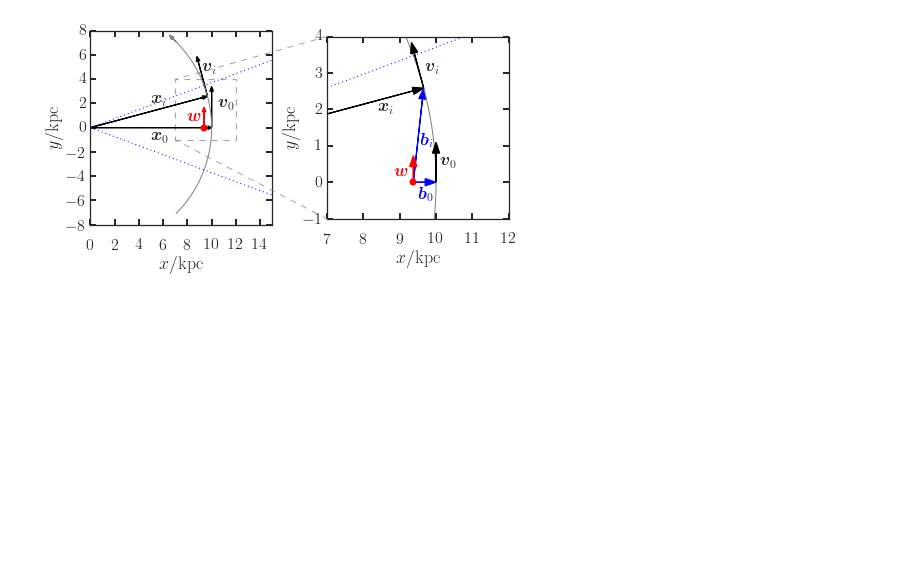
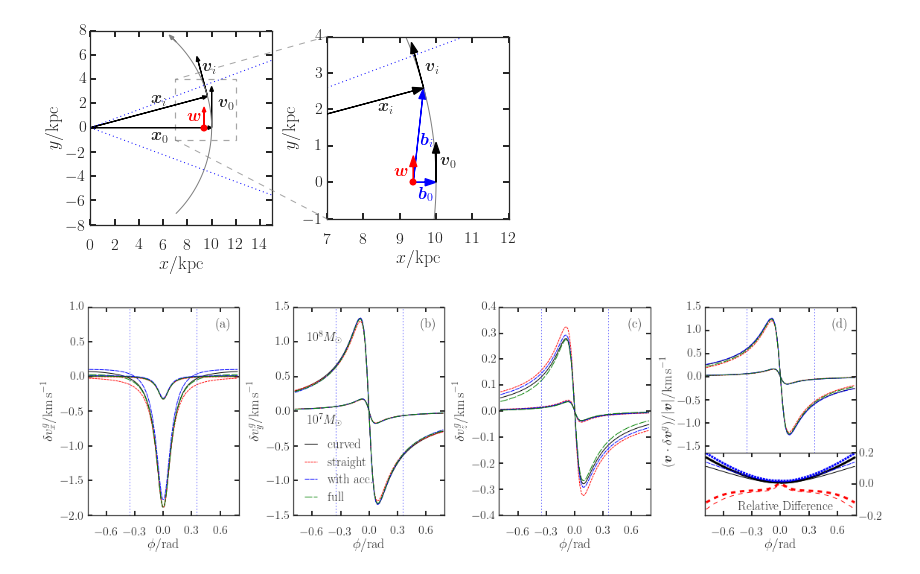
Before and after one commit to jobovy/streamgap-aa, a Jupyter notebook: py/StreamGapExample.ipynb, the cells around one changed output. Cells and saved outputs as stored; diff of their text form; code cells hidden in the pictures; blank space fills up the shorter version.

```diff
--- a/py/StreamGapExample.ipynb
+++ b/py/StreamGapExample.ipynb
@@ -649,3 +651,103 @@ f.lines = line,line2
 plt.savefig('../paper/plots/fig1_geometry.pdf',bbox_inches='tight')
 # %% [output]
 [figure]
+# %%
+matplotlib.rc('text', usetex=True)
+matplotlib.rcParams['text.latex.preamble']=[r"\usepackage{amsmath}"]
+from matplotlib.ticker import MaxNLocator
+f,a=plt.subplots(1,4,figsize=(18.5,5.))
+plt.subplots_adjust(wspace=0.36)
+labels = [r'$\delta v^g_x/\mathrm{km\,s}^{-1}$',r'$\delta v^g_y/\mathrm{km\,s}^{-1}$',r'$\delta v^g_z/\mathrm{km\,s}^{-1}$',r'$(\boldsymbol{v}\cdot\delta\boldsymbol{v}^g)/|\boldsymbol{v}|/\mathrm{km\,s}^{-1}$']
+absV = np.sqrt(np.sum(V*V,axis=1))
+for i in range(4):
+    if i<3:
+        a[i].plot(theta,deltav_curved[:,i],'k',label='curved')
+        l,=a[i].plot(theta,deltav_curved_r[:,i],'r--',label='straight')
+        l.set_dashes([3.,1.])
+        l,=a[i].plot(theta,deltav_curved_acc[:,i],'b--',label='with acc.')
+        l.set_dashes([6.,1.])
+        l,=a[i].plot(theta,deltav_curved_full[:,i],'g--',label='full')
+        l.set_dashes([10.,2.])
+        a[i].plot(theta,deltav_curved2[:,i],'k',lw=1)
+        l,=a[i].plot(theta,deltav_curved_r2[:,i],'r--',lw=1)
+        l.set_dashes([3.,1.])
+        l,=a[i].plot(theta,deltav_curved_acc2[:,i],'b--',lw=1)
+        l.set_dashes([6.,1.])
+        l,=a[i].plot(theta,deltav_curved_full2[:,i],'g--',lw=1)
+        l.set_dashes([10.,2.])
+    else:
+        a[i].plot(theta,np.sum(V*deltav_curved,axis=1)/absV,'k',label='curved')
+        l,=a[i].plot(theta,np.sum(V*deltav_curved_r,axis=1)/absV,'r--',label='straight')
+        l.set_dashes([3.,1.])
+        l,=a[i].plot(theta,np.sum(V*deltav_curved_acc,axis=1)/absV,'b--',label='with acc.')
+        l.set_dashes([6.,1.])
+        l,=a[i].plot(theta,np.sum(V*deltav_curved_full,axis=1)/absV,'g--',label='full')
+        l.set_dashes([10.,2.])
+        a[i].plot(theta,np.sum(V*deltav_curved2,axis=1)/absV,'k',lw=1)
+        l,=a[i].plot(theta,np.sum(V*deltav_curved_r2,axis=1)/absV,'r--',lw=1)
+        l.set_dashes([3.,1.])
+        l,=a[i].plot(theta,np.sum(V*deltav_curved_acc2,axis=1)/absV,'b--',lw=1)
+        l.set_dashes([6.,1.])
+        l,=a[i].plot(theta,np.sum(V*deltav_curved_full2,axis=1)/absV,'g--',label='full')
+        l.set_dashes([10.,2.])
+    a[i].set_ylabel(labels[i])
+    a[i].set_xlabel(r'$\phi/\mathrm{rad}$')
+    a[i].axvline(np.arccos((rcurv-b_2)/rcurv),color='b',ls=':')
+    a[i].axvline(-np.arccos((rcurv-b_2)/rcurv),color='b',ls=':')
+    a[i].xaxis.set_major_locator(MaxNLocator(6))
+a[3].set_ylim(-3.,1.5)
+
+inset_ax = add_subplot_axes(a[3],[0.,0.,1.,0.3])
+inset_ax.set_xticklabels([])
+inset_ax.yaxis.tick_right()
+inset_ax.plot(theta,
+              ((np.sum(V*deltav_curved,axis=1)/absV-np.sum(V*deltav_curved_full,axis=1)/absV)/
+               (np.sum(V*deltav_curved_full,axis=1)/absV))
+              ,color='k',lw=3)
+inset_ax.plot(theta,
+              ((np.sum(V*deltav_curved_r,axis=1)/absV-np.sum(V*deltav_curved_full,axis=1)/absV)/
+               (np.sum(V*deltav_curved_full,axis=1)/absV))
+              ,color='r',ls='--',lw=3)
+l.set_dashes([3.,1.])
+l,=inset_ax.plot(theta,
+                 ((np.sum(V*deltav_curved_acc,axis=1)/absV-np.sum(V*deltav_curved_full,axis=1)/absV)/
+                 (np.sum(V*deltav_curved_full,axis=1)/absV)),color='b',ls='--',lw=3)
+l.set_dashes([6.,1.])
+inset_ax.plot(theta,
+              ((np.sum(V*deltav_curved2,axis=1)/absV-np.sum(V*deltav_curved_full2,axis=1)/absV)/
+               (np.sum(V*deltav_curved_full2,axis=1)/absV)),color='k')
+inset_ax.plot(theta,
+              ((np.sum(V*deltav_curved_r2,axis=1)/absV-np.sum(V*deltav_curved_full2,axis=1)/absV)/
+               (np.sum(V*deltav_curved_full2,axis=1)/absV)),color='r',ls='--')
+l.set_dashes([3.,1.])
+l,=inset_ax.plot(theta,
+                 ((np.sum(V*deltav_curved_acc2,axis=1)/absV-np.sum(V*deltav_curved_full2,axis=1)/absV)/
+                  (np.sum(V*deltav_curved_full2,axis=1)/absV)),color='b',ls='--')
+l.set_dashes([6.,1.])
+inset_ax.xaxis.set_major_locator(MaxNLocator(6))
+inset_ax.yaxis.set_major_locator(MaxNLocator(3))
+inset_ax.text(-0.45,-.17,'Relative Difference',fontsize=17)
+inset_ax.set_ylim(-.2,.2)
+
+yticks = a[3].yaxis.get_major_ticks()
+yticks[0].label1.set_visible(False)
+yticks[1].label1.set_visible(False)
+yticks[2].label1.set_visible(False)
+
+a[1].legend(frameon=False,handlelength=1,loc=3,fontsize=17)
+a[1].text(-0.65,-0.2,r'$10^7M_\odot$',fontsize=17)
+a[1].text(-0.65,1.,r'$10^8M_\odot$',fontsize=17)
+a[0].set_ylim(-2.,1.)
+# a[0].annotate('(a)', xy=(0.95, 0.95), xycoords='axes fraction', fontsize=18,
+#                 horizontalalignment='right', verticalalignment='top')
+a[0].annotate('(a)', xy=(0.95, 0.95), xycoords='axes fraction', fontsize=18,
+                horizontalalignment='right', verticalalignment='top')
+a[1].annotate('(b)', xy=(0.95, 0.95), xycoords='axes fraction', fontsize=18,
+                horizontalalignment='right', verticalalignment='top')
+a[2].annotate('(c)', xy=(0.95, 0.95), xycoords='axes fraction', fontsize=18,
+                horizontalalignment='right', verticalalignment='top')
+a[3].annotate('(d)', xy=(0.95, 0.95), xycoords='axes fraction', fontsize=18,
+                horizontalalignment='right', verticalalignment='top')
+plt.savefig('../paper/plots/fig2_curved_straight_comparison.pdf',bbox_inches='tight')
+# %% [output]
+[figure, added]
```
Also changed, not shown: parts of 14 cells of this notebook, 7 other files.
